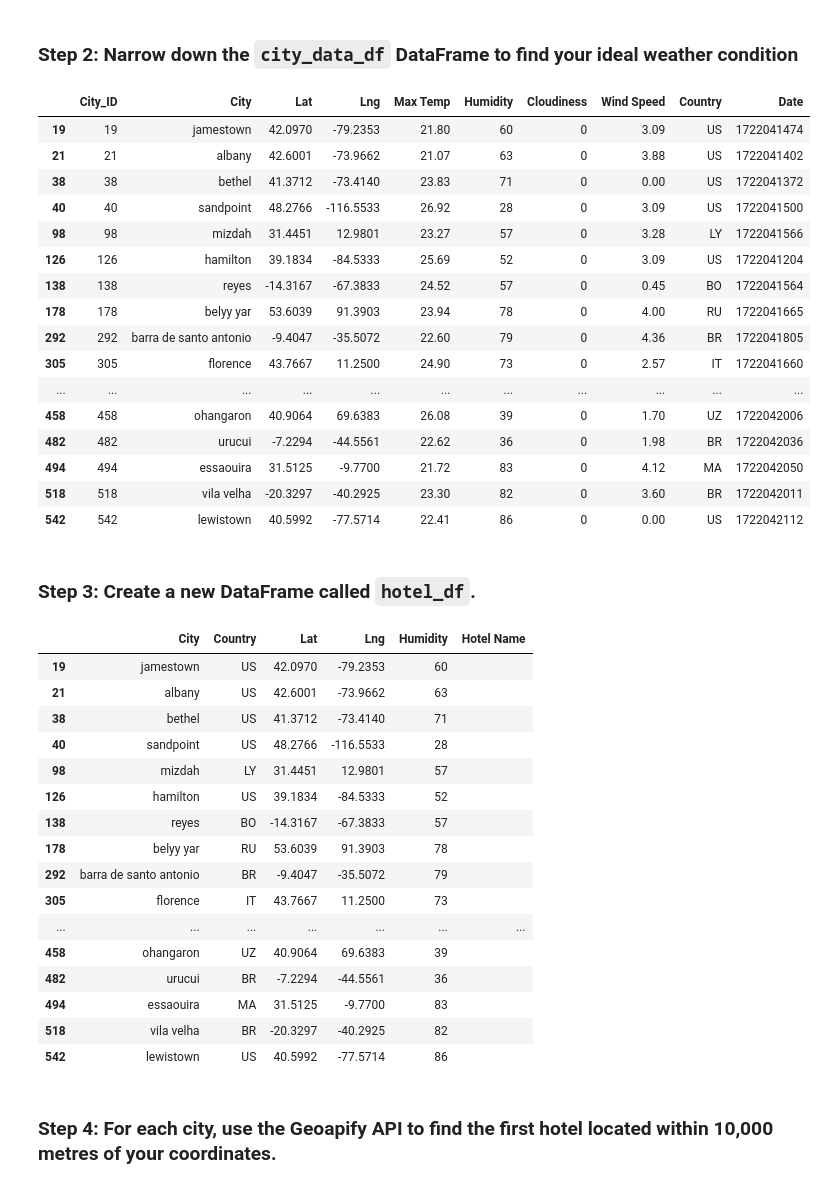
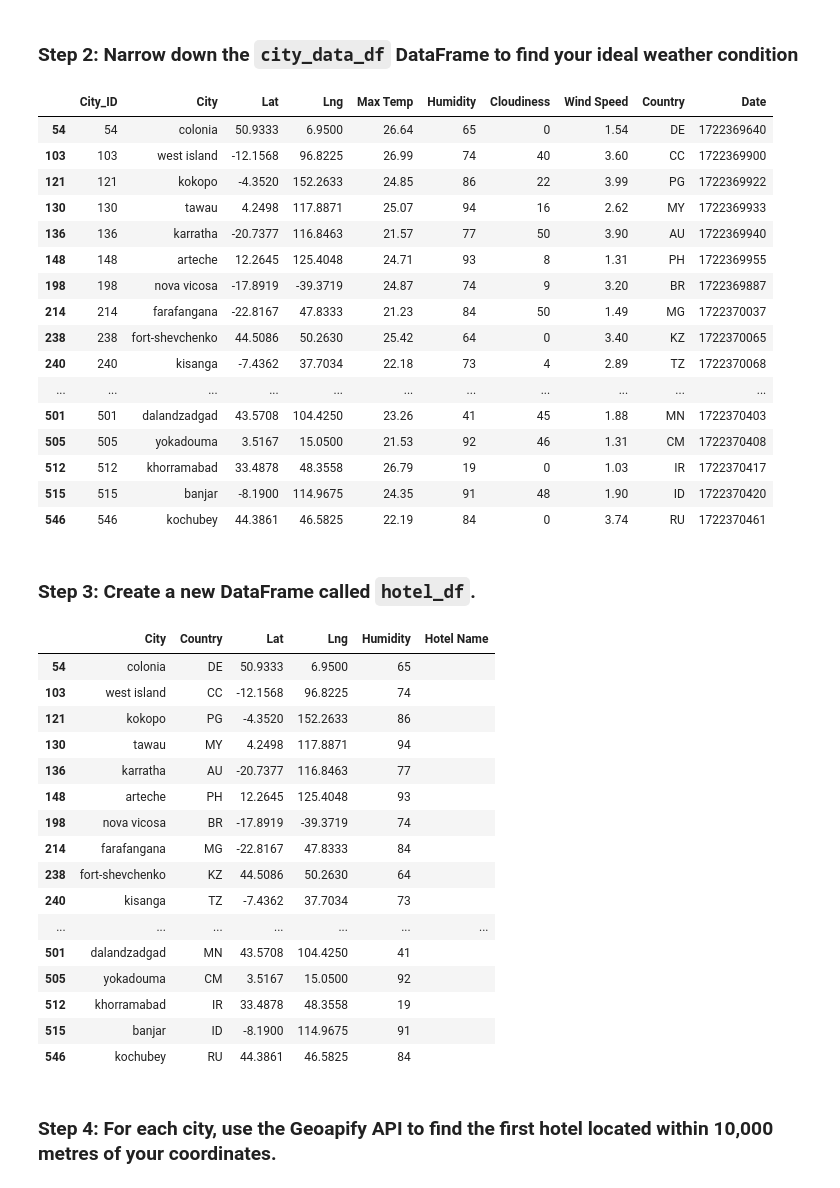
Before and after one commit to hopkinsbowman78/hvplot-api-keys, a Jupyter notebook: VacationPy.ipynb, the cells around one changed output. Drawn from its saved outputs; the diff is of its cells as text; code cells hidden in the pictures.

```diff
--- a/VacationPy.ipynb
+++ b/VacationPy.ipynb
@@ -53,38 +56,38 @@ map_plot_1
 # %%
 # Narrow down cities that fit criteria and drop any results with null values
 
 
 criteria1 = (city_data_df["Max Temp"] > 21) & (city_data_df["Max Temp"] < 27) #Criteria 1: Max Temp between 21 and 27
 criteria2 = city_data_df["Wind Speed"] < 4.5  # Criteria 2: Wind Speed less than 4.5 m/s
-criteria3 = city_data_df["Cloudiness"] == 0  #Criteria 3: Cloudiness = 0
+criteria3 = city_data_df["Cloudiness"] <= 50 #Criteria 3: Cloudiness less than or equal to 50
 
 combined_criteria = criteria1 & criteria2 & criteria3
 
 filtered_city_data_df = city_data_df[combined_criteria]
 
 # Drop any rows with null values
 cleaned_city_data_df = filtered_city_data_df.dropna()
 
 # Display sample data
 cleaned_city_data_df
 # %% [output]
 |  | City_ID | City | Lat | Lng | Max Temp | Humidity | Cloudiness | Wind Speed | Country | Date |
-| 19 | 19 | jamestown | 42.0970 | -79.2353 | 21.80 | 60 | 0 | 3.09 | US | 1722041474 |
-| 21 | 21 | albany | 42.6001 | -73.9662 | 21.07 | 63 | 0 | 3.88 | US | 1722041402 |
-| 38 | 38 | bethel | 41.3712 | -73.4140 | 23.83 | 71 | 0 | 0.00 | US | 1722041372 |
-| 40 | 40 | sandpoint | 48.2766 | -116.5533 | 26.92 | 28 | 0 | 3.09 | US | 1722041500 |
-| 98 | 98 | mizdah | 31.4451 | 12.9801 | 23.27 | 57 | 0 | 3.28 | LY | 1722041566 |
-| 126 | 126 | hamilton | 39.1834 | -84.5333 | 25.69 | 52 | 0 | 3.09 | US | 1722041204 |
-| 138 | 138 | reyes | -14.3167 | -67.3833 | 24.52 | 57 | 0 | 0.45 | BO | 1722041564 |
-| 178 | 178 | belyy yar | 53.6039 | 91.3903 | 23.94 | 78 | 0 | 4.00 | RU | 1722041665 |
-| 292 | 292 | barra de santo antonio | -9.4047 | -35.5072 | 22.60 | 79 | 0 | 4.36 | BR | 1722041805 |
-| 305 | 305 | florence | 43.7667 | 11.2500 | 24.90 | 73 | 0 | 2.57 | IT | 1722041660 |
+| 54 | 54 | colonia | 50.9333 | 6.9500 | 26.64 | 65 | 0 | 1.54 | DE | 1722369640 |
+| 103 | 103 | west island | -12.1568 | 96.8225 | 26.99 | 74 | 40 | 3.60 | CC | 1722369900 |
+| 121 | 121 | kokopo | -4.3520 | 152.2633 | 24.85 | 86 | 22 | 3.99 | PG | 1722369922 |
+| 130 | 130 | tawau | 4.2498 | 117.8871 | 25.07 | 94 | 16 | 2.62 | MY | 1722369933 |
+| 136 | 136 | karratha | -20.7377 | 116.8463 | 21.57 | 77 | 50 | 3.90 | AU | 1722369940 |
+| 148 | 148 | arteche | 12.2645 | 125.4048 | 24.71 | 93 | 8 | 1.31 | PH | 1722369955 |
+| 198 | 198 | nova vicosa | -17.8919 | -39.3719 | 24.87 | 74 | 9 | 3.20 | BR | 1722369887 |
+| 214 | 214 | farafangana | -22.8167 | 47.8333 | 21.23 | 84 | 50 | 1.49 | MG | 1722370037 |
+| 238 | 238 | fort-shevchenko | 44.5086 | 50.2630 | 25.42 | 64 | 0 | 3.40 | KZ | 1722370065 |
+| 240 | 240 | kisanga | -7.4362 | 37.7034 | 22.18 | 73 | 4 | 2.89 | TZ | 1722370068 |
 | ... | ... | ... | ... | ... | ... | ... | ... | ... | ... | ... |
-| 458 | 458 | ohangaron | 40.9064 | 69.6383 | 26.08 | 39 | 0 | 1.70 | UZ | 1722042006 |
-| 482 | 482 | urucui | -7.2294 | -44.5561 | 22.62 | 36 | 0 | 1.98 | BR | 1722042036 |
-| 494 | 494 | essaouira | 31.5125 | -9.7700 | 21.72 | 83 | 0 | 4.12 | MA | 1722042050 |
-| 518 | 518 | vila velha | -20.3297 | -40.2925 | 23.30 | 82 | 0 | 3.60 | BR | 1722042011 |
-| 542 | 542 | lewistown | 40.5992 | -77.5714 | 22.41 | 86 | 0 | 0.00 | US | 1722042112 |
+| 501 | 501 | dalandzadgad | 43.5708 | 104.4250 | 23.26 | 41 | 45 | 1.88 | MN | 1722370403 |
+| 505 | 505 | yokadouma | 3.5167 | 15.0500 | 21.53 | 92 | 46 | 1.31 | CM | 1722370408 |
+| 512 | 512 | khorramabad | 33.4878 | 48.3558 | 26.79 | 19 | 0 | 1.03 | IR | 1722370417 |
+| 515 | 515 | banjar | -8.1900 | 114.9675 | 24.35 | 91 | 48 | 1.90 | ID | 1722370420 |
+| 546 | 546 | kochubey | 44.3861 | 46.5825 | 22.19 | 84 | 0 | 3.74 | RU | 1722370461 |
 # %% [markdown]
 ### Step 3: Create a new DataFrame called `hotel_df`.
 # %%
@@ -100,22 +103,22 @@ hotel_df["Hotel Name"] = ""
 hotel_df
 # %% [output]
 |  | City | Country | Lat | Lng | Humidity | Hotel Name |
-| 19 | jamestown | US | 42.0970 | -79.2353 | 60 |  |
-| 21 | albany | US | 42.6001 | -73.9662 | 63 |  |
-| 38 | bethel | US | 41.3712 | -73.4140 | 71 |  |
-| 40 | sandpoint | US | 48.2766 | -116.5533 | 28 |  |
-| 98 | mizdah | LY | 31.4451 | 12.9801 | 57 |  |
-| 126 | hamilton | US | 39.1834 | -84.5333 | 52 |  |
-| 138 | reyes | BO | -14.3167 | -67.3833 | 57 |  |
-| 178 | belyy yar | RU | 53.6039 | 91.3903 | 78 |  |
-| 292 | barra de santo antonio | BR | -9.4047 | -35.5072 | 79 |  |
-| 305 | florence | IT | 43.7667 | 11.2500 | 73 |  |
+| 54 | colonia | DE | 50.9333 | 6.9500 | 65 |  |
+| 103 | west island | CC | -12.1568 | 96.8225 | 74 |  |
+| 121 | kokopo | PG | -4.3520 | 152.2633 | 86 |  |
+| 130 | tawau | MY | 4.2498 | 117.8871 | 94 |  |
+| 136 | karratha | AU | -20.7377 | 116.8463 | 77 |  |
+| 148 | arteche | PH | 12.2645 | 125.4048 | 93 |  |
+| 198 | nova vicosa | BR | -17.8919 | -39.3719 | 74 |  |
+| 214 | farafangana | MG | -22.8167 | 47.8333 | 84 |  |
+| 238 | fort-shevchenko | KZ | 44.5086 | 50.2630 | 64 |  |
+| 240 | kisanga | TZ | -7.4362 | 37.7034 | 73 |  |
 | ... | ... | ... | ... | ... | ... | ... |
-| 458 | ohangaron | UZ | 40.9064 | 69.6383 | 39 |  |
-| 482 | urucui | BR | -7.2294 | -44.5561 | 36 |  |
-| 494 | essaouira | MA | 31.5125 | -9.7700 | 83 |  |
-| 518 | vila velha | BR | -20.3297 | -40.2925 | 82 |  |
-| 542 | lewistown | US | 40.5992 | -77.5714 | 86 |  |
+| 501 | dalandzadgad | MN | 43.5708 | 104.4250 | 41 |  |
+| 505 | yokadouma | CM | 3.5167 | 15.0500 | 92 |  |
+| 512 | khorramabad | IR | 33.4878 | 48.3558 | 19 |  |
+| 515 | banjar | ID | -8.1900 | 114.9675 | 91 |  |
+| 546 | kochubey | RU | 44.3861 | 46.5825 | 84 |  |
 # %% [markdown]
 ### Step 4: For each city, use the Geoapify API to find the first hotel located within 10,000 metres of your coordinates.
 # %%
```
Also changed, not shown: parts of 5 cells of this notebook, 7 other files.
